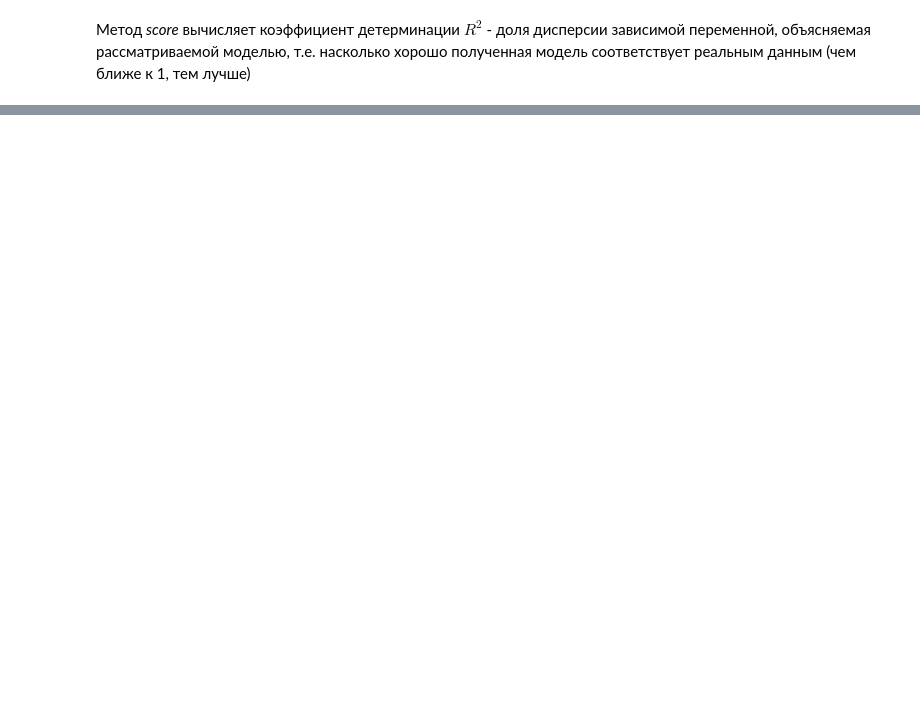
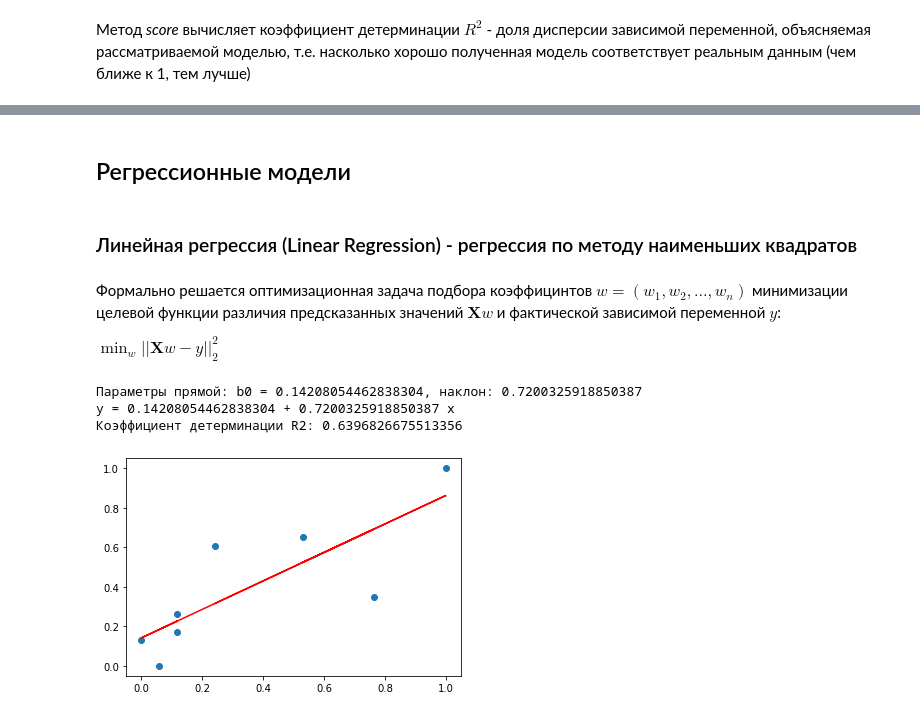
Before and after one commit to Letch49/ML_VVSU_2023, a Jupyter notebook: lec05/lec05.ipynb, the cells around one changed output, grey strips where cells are left out. Cells and saved outputs as stored; diff of their text form; code cells hidden in the pictures; blank space fills up the shorter version.

Commit message:
linear regression update

```diff
--- a/lec05/lec05.ipynb
+++ b/lec05/lec05.ipynb
@@ -369,0 +356,38 @@ plt.show()
+# %% [markdown]
+## Регрессионные модели
+# %% [markdown]
+### Линейная регрессия (Linear Regression) - регрессия по методу наименьших квадратов
+# %% [markdown]
+Формально решается оптимизационная задача подбора коэффицинтов $w = (w_1, w_2, \ldots, w_n)$ минимизации целевой функции различия предсказанных значений  $\mathbf{X}w$ и фактической зависимой переменной $y$:
+
+$\displaystyle\min_{w}||\mathbf{X}w - y||_2^2$
+# %%
+from sklearn import linear_model
+from sklearn.preprocessing import MinMaxScaler
+dogs = animals[animals["class"] == "dog"][["weight","height"]].to_numpy()
+norm = MinMaxScaler()
+dogs = norm.fit_transform(dogs)
+weight = dogs[:,1]
+height = dogs[:,0].reshape(-1,1)
+
+#обучение модели
+linReg = linear_model.LinearRegression()
+linReg.fit(height, weight)
+
+#построение предсказания
+weightPred = linReg.predict(height)
+
+print(f"Параметры прямой: b0 = {linReg.intercept_}, наклон: {linReg.coef_[0]}")
+print(f"y = {linReg.intercept_} + {linReg.coef_[0]} x")
+print(f"Коэффициент детерминации R2: {linReg.score(height, weight)}")
+# %% [output]
+Параметры прямой: b0 = 0.14208054462838304, наклон: 0.7200325918850387
+y = 0.14208054462838304 + 0.7200325918850387 x
+Коэффициент детерминации R2: 0.6396826675513356
+# %%
+plt.scatter(height, weight)
+plt.plot(height,weightPred, color="red")
+
+plt.show()
+# %% [output]
+[figure, added]
```
Also changed, not shown: parts of 25 cells of this notebook.
